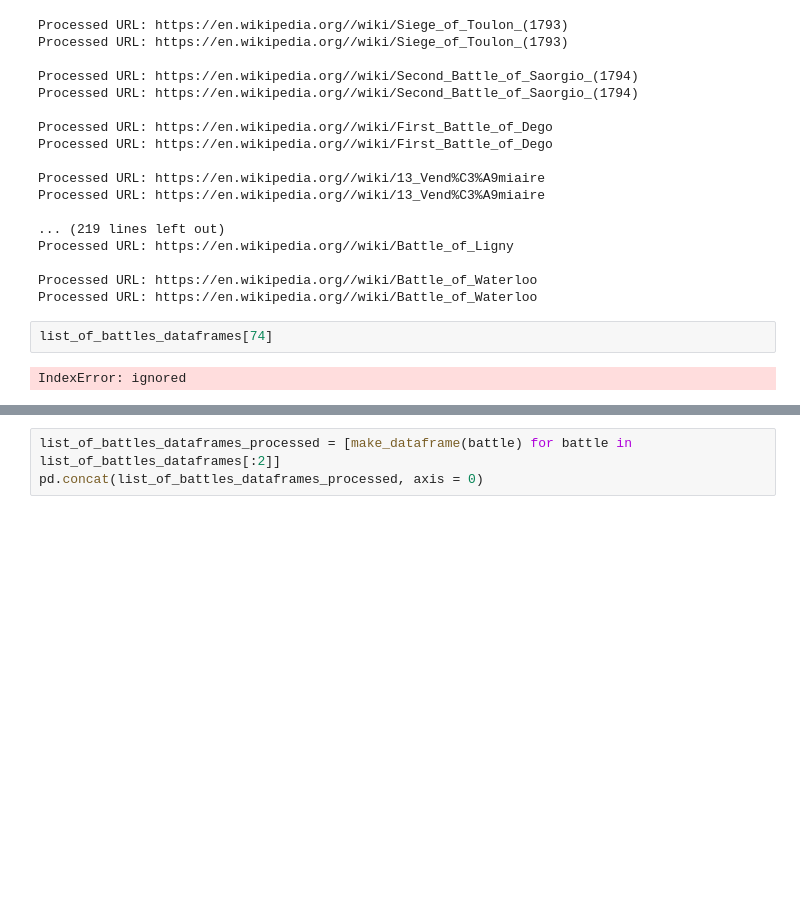
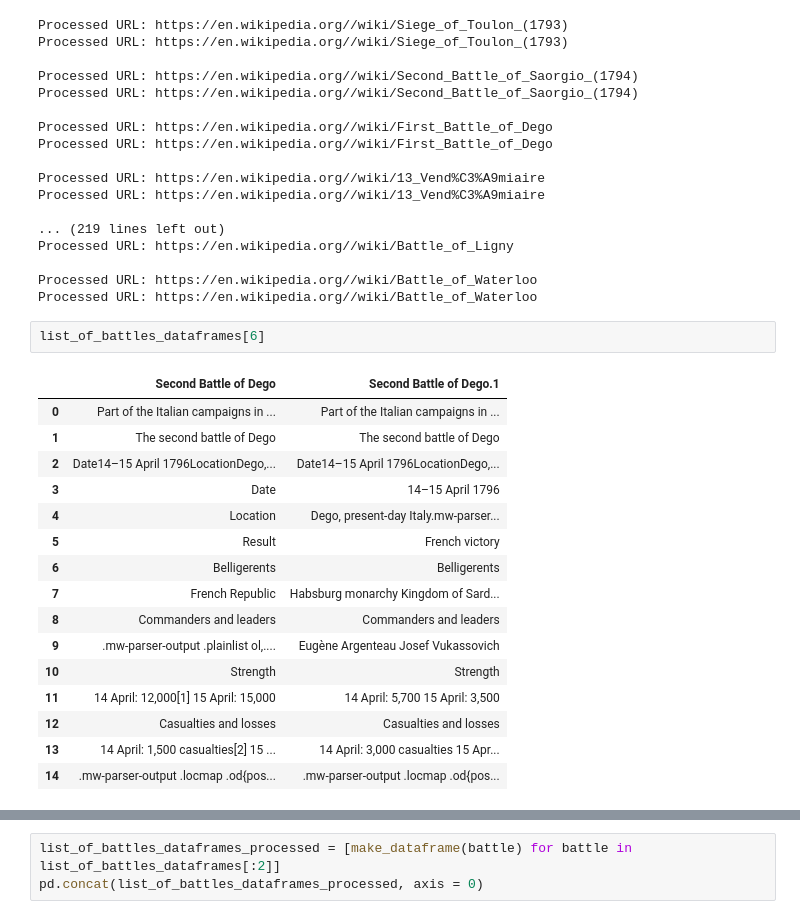
Before and after one commit to tazar09/napoleon, a Jupyter notebook: napoleon_battles.ipynb, the cells around one changed output, grey strips where cells are left out. Saved outputs shown, nothing was run; the diff lists cells and outputs as text; blank space fills up the shorter version.

```diff
--- a/napoleon_battles.ipynb
+++ b/napoleon_battles.ipynb
@@ -142,9 +171,24 @@ Processed URL: https://en.wikipedia.org//wiki/Battle_of_Ligny
 Processed URL: https://en.wikipedia.org//wiki/Battle_of_Waterloo
 Processed URL: https://en.wikipedia.org//wiki/Battle_of_Waterloo
 # %%
-list_of_battles_dataframes[74]
+list_of_battles_dataframes[6]
 # %% [output]
-IndexError: ignored
+|  | Second Battle of Dego | Second Battle of Dego.1 |
+| 0 | Part of the Italian campaigns in ... | Part of the Italian campaigns in ... |
+| 1 | The second battle of Dego | The second battle of Dego |
+| 2 | Date14–15 April 1796LocationDego,... | Date14–15 April 1796LocationDego,... |
+| 3 | Date | 14–15 April 1796 |
+| 4 | Location | Dego, present-day Italy.mw-parser... |
+| 5 | Result | French victory |
+| 6 | Belligerents | Belligerents |
+| 7 | French Republic | Habsburg monarchy Kingdom of Sard... |
+| 8 | Commanders and leaders | Commanders and leaders |
+| 9 | .mw-parser-output .plainlist ol,.... | Eugène Argenteau Josef Vukassovich |
+| 10 | Strength | Strength |
+| 11 | 14 April: 12,000[1] 15 April: 15,000 | 14 April: 5,700 15 April: 3,500 |
+| 12 | Casualties and losses | Casualties and losses |
+| 13 | 14 April: 1,500 casualties[2] 15 ... | 14 April: 3,000 casualties 15 Apr... |
+| 14 | .mw-parser-output .locmap .od{pos... | .mw-parser-output .locmap .od{pos... |
 # %%
 for i, loop in enumerate(list_of_battles_dataframes):
   print(i, (loop.shape[1] == 2))
```
Also changed, not shown: parts of 18 cells of this notebook.
